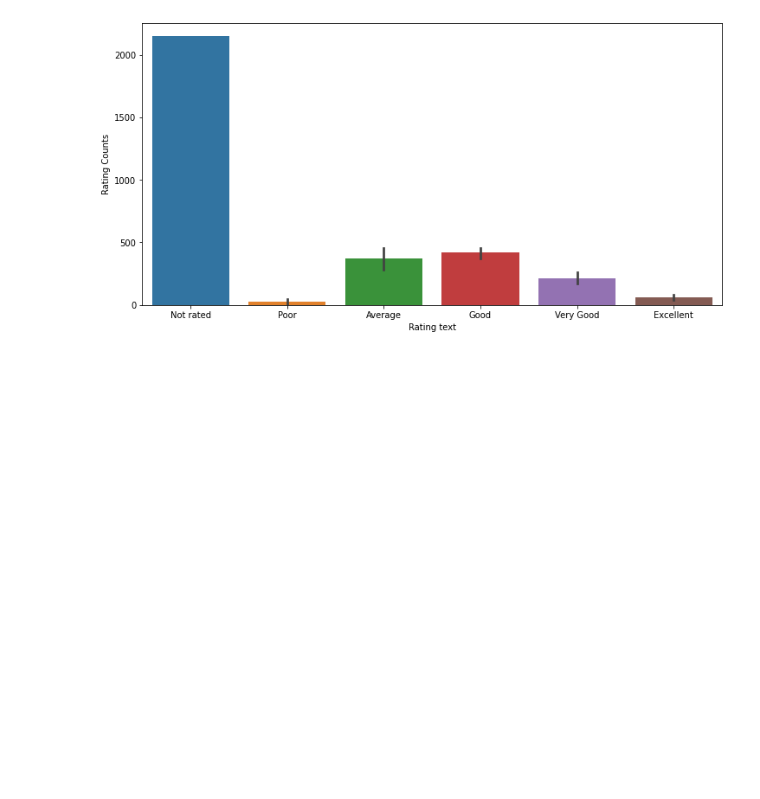
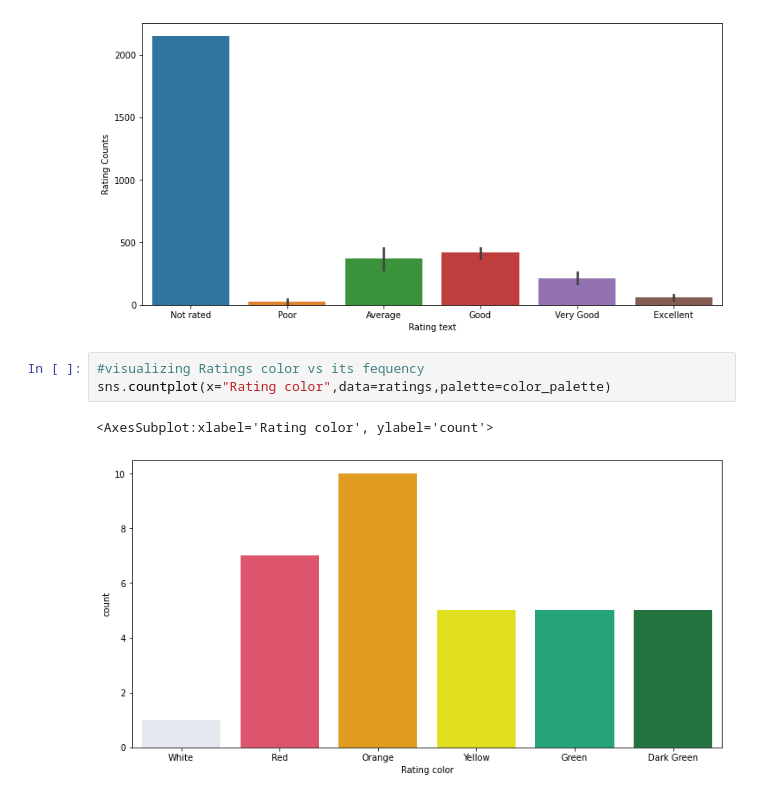
Before and after one commit to bhimrazy/Exploratory-Data-Analysis, a Jupyter notebook: zomato/zomato_eda.ipynb, the cells around one changed output. Saved outputs shown, nothing was run; the diff lists cells and outputs as text; blank space fills up the shorter version.

```diff
--- a/zomato/zomato_eda.ipynb
+++ b/zomato/zomato_eda.ipynb
@@ -196,3 +204,9 @@ sns.barplot(x="Rating text",y="Rating Counts",data=ratings)
 # %% [output]
 <AxesSubplot:xlabel='Rating text', ylabel='Rating Counts'>
 [figure]
+# %%
+#visualizing Ratings color vs its fequency
+sns.countplot(x="Rating color",data=ratings,palette=color_palette)
+# %% [output]
+<AxesSubplot:xlabel='Rating color', ylabel='count'>
+[figure, added]
```
Also changed, not shown: parts of 15 cells of this notebook.
